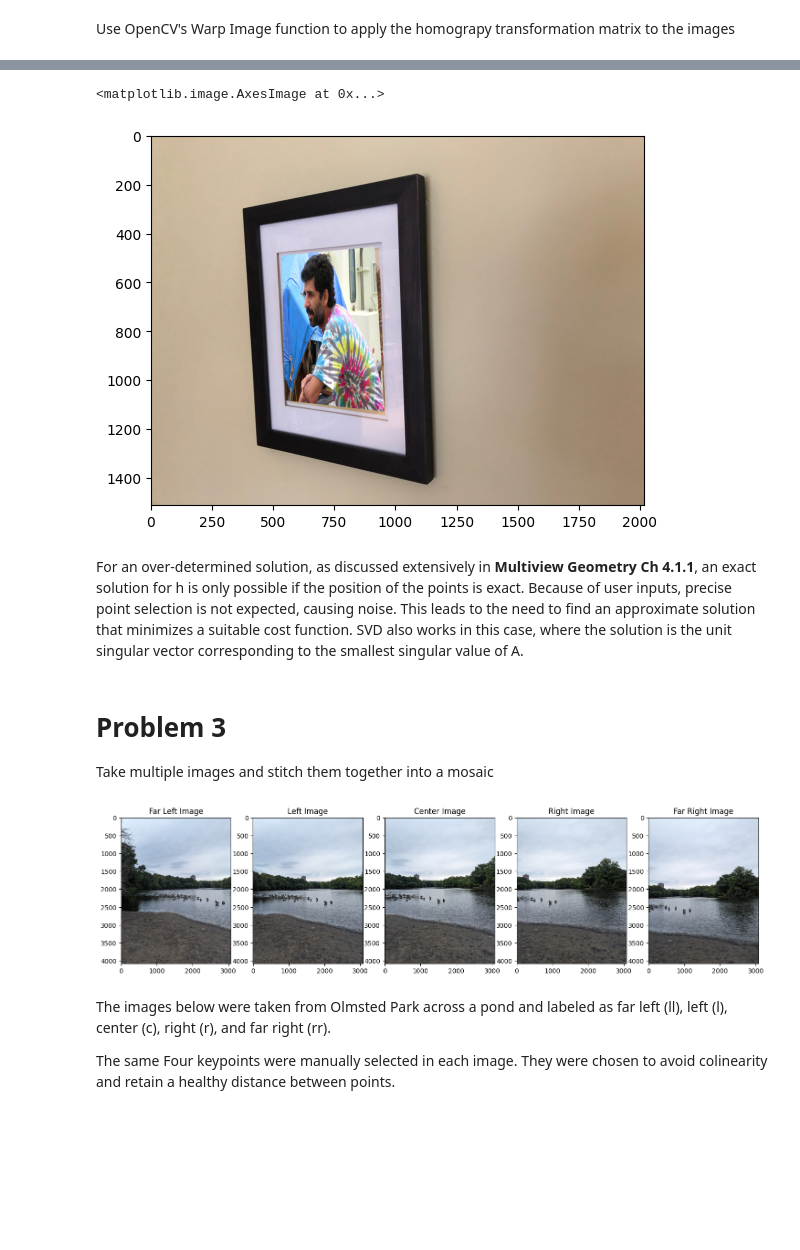
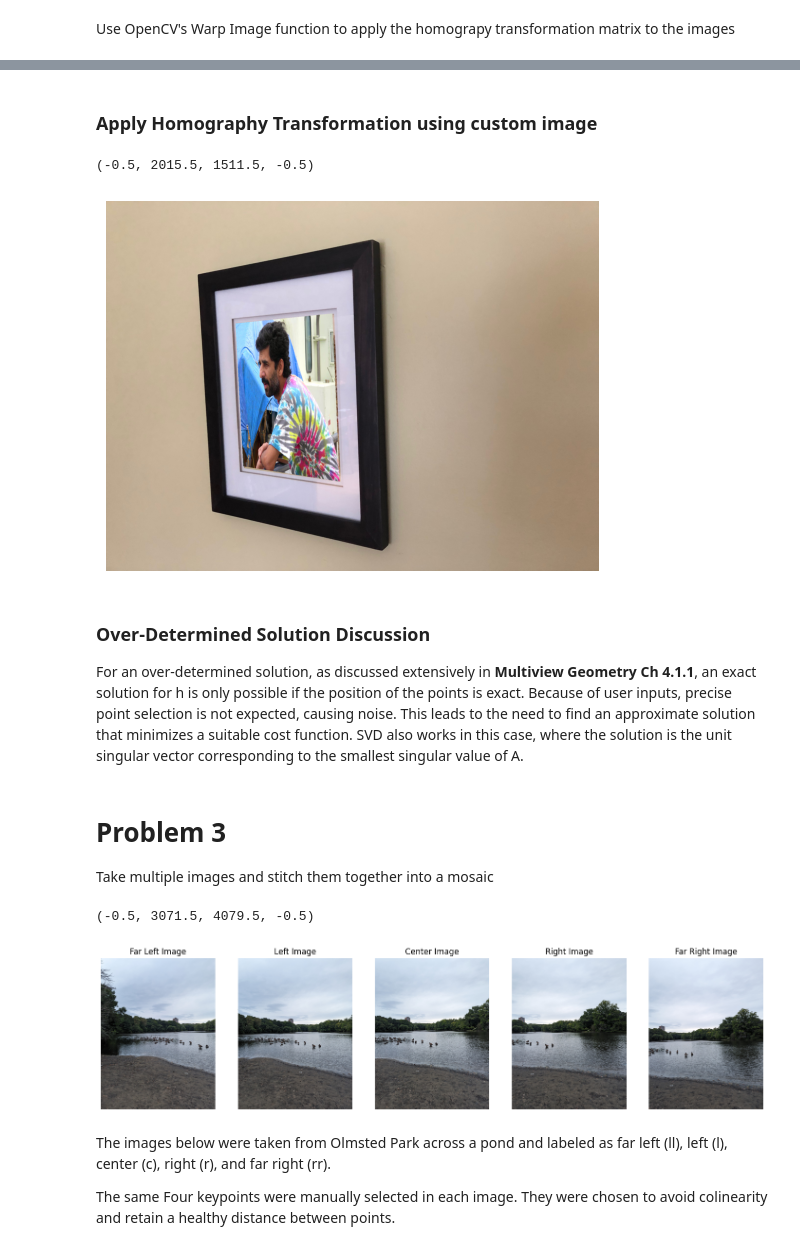
Before and after one commit to meuliano/AutonomousFieldRobotics, a Jupyter notebook: HW2/hw2_euliano.ipynb, the cells around one changed output, grey strips where cells are left out. Drawn from its saved outputs; the diff is of its cells as text; code cells hidden in the pictures; blank space fills up the shorter version.

```diff
--- a/HW2/hw2_euliano.ipynb
+++ b/HW2/hw2_euliano.ipynb
@@ -200,3 +208,5 @@ plt.imshow(img1)
+# %% [markdown]
+### Apply Homography Transformation using custom image
 # %%
 img1 = cv2.cvtColor(cv2.imread("Images/image1.jpg"), cv2.COLOR_BGR2RGB) # reimport
 img3 = cv2.cvtColor(cv2.imread("Images/hanu.jpg"), cv2.COLOR_BGR2RGB)
@@ -217,10 +227,12 @@ cv2.warpPerspective(src=img3, # Source Image
                     dst=img1,  # Destination output image
                     borderMode=cv2.BORDER_TRANSPARENT) #  corresponding pixels in the destination image will not be modified at all
 plt.imshow(img1)
+plt.axis('off')
 # %% [output]
-<matplotlib.image.AxesImage at 0x...>
+(-0.5, 2015.5, 1511.5, -0.5)
-[figure, old version]
+[figure, new version]
 # %% [markdown]
+### Over-Determined Solution Discussion
 For an over-determined solution, as discussed extensively in **Multiview Geometry Ch 4.1.1**, an exact solution for h is only possible if the position of the points is exact. Because of user inputs, precise point selection is not expected, causing noise. This leads to the need to find an approximate solution that minimizes a suitable cost function. SVD also works in this case, where the solution is the unit singular vector corresponding to the smallest singular value of A.
 # %% [markdown]
 # Problem 3
@@ -228,24 +240,31 @@ Take multiple images and stitch them together into a mosaic
 # %%
 # Import Images
 img_c = cv2.cvtColor(cv2.imread("images/img_c.jpg"), cv2.COLOR_BGR2RGB)
 img_r = cv2.cvtColor(cv2.imread("images/img_r.jpg"), cv2.COLOR_BGR2RGB)
 img_rr = cv2.cvtColor(cv2.imread("images/img_rr.jpg"), cv2.COLOR_BGR2RGB)
 img_l = cv2.cvtColor(cv2.imread("images/img_l.jpg"), cv2.COLOR_BGR2RGB)
 img_ll = cv2.cvtColor(cv2.imread("images/img_ll.jpg"), cv2.COLOR_BGR2RGB)
 
 f, ax = plt.subplots(1,5,figsize=(18,18))
+plt.axis('off')
 ax[0].imshow(img_ll)
 ax[0].title.set_text("Far Left Image")
+ax[0].axis('off')
 ax[1].imshow(img_l)
 ax[1].title.set_text("Left Image")
+ax[1].axis('off')
 ax[2].imshow(img_c)
 ax[2].title.set_text("Center Image")
+ax[2].axis('off')
 ax[3].imshow(img_r)
 ax[3].title.set_text("Right Image")
+ax[3].axis('off')
 ax[4].imshow(img_rr)
 ax[4].title.set_text("Far Right Image")
+ax[4].axis('off')
 # %% [output]
+(-0.5, 3071.5, 4079.5, -0.5)
-[figure, old version]
+[figure, new version]
 # %% [markdown]
 The images below were taken from Olmsted Park across a pond and labeled as far left (ll), left (l), center (c), right (r), and far right (rr).
 
```
Also changed, not shown: parts of 13 cells of this notebook.
